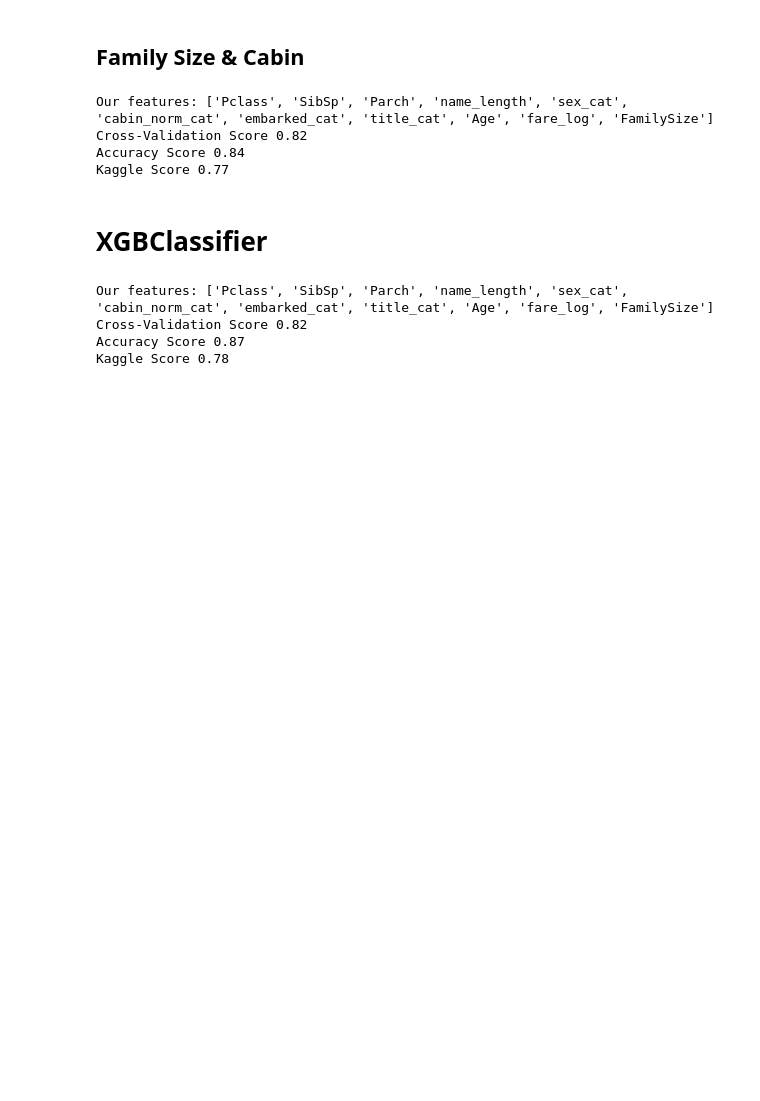
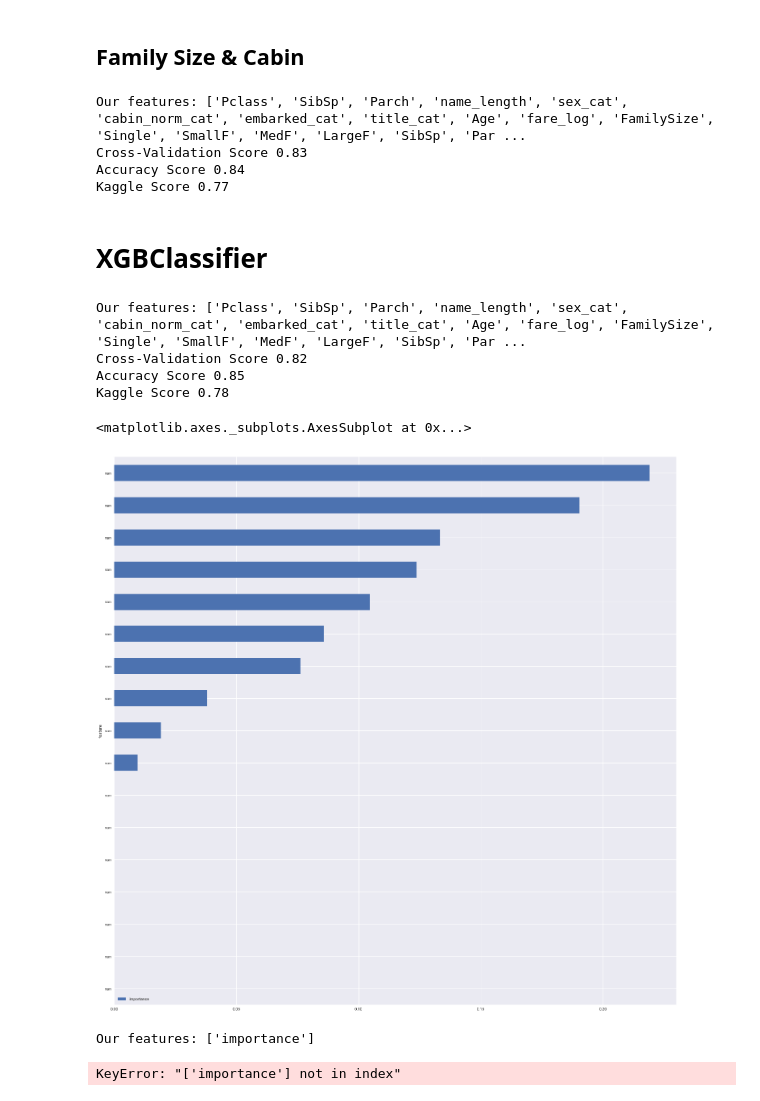
Before and after one commit to braintelligencePL/playgrounds, a Jupyter notebook: jupyter-notebooks/machine-learning/notebooks/titanic_prediction.ipynb, the cells around one changed output. Saved outputs shown, nothing was run; the diff lists cells and outputs as text; code cells hidden in the pictures; blank space fills up the shorter version.

Commit message:
feature importance added

```diff
--- a/jupyter-notebooks/machine-learning/notebooks/titanic_prediction.ipynb
+++ b/jupyter-notebooks/machine-learning/notebooks/titanic_prediction.ipynb
@@ -194,6 +197,11 @@ Kaggle Score 0.68
 black_list = ['PassengerId', 'Survived']
 PassengerId = df_test['PassengerId']
 # %%
+# For Global Access
+X=[]
+y=[]
+feats=[]
+
 def get_feats(df):
 #     feats = df.select_dtypes(include=[np.int64]).columns.values
     feats = features
@@ -210,10 +218,11 @@ def train_and_predict(model):
     y = df_train['Survived'].values
 
 #     model = RandomForestClassifier(max_depth=3, n_estimators=100, random_state=1)
-    cross_score = cross_val_score(model, X, y, scoring='accuracy', cv=3)
-
     model.fit(X, y)
     y_pred = model.predict(X)
+
+    cross_score = cross_val_score(model, X, y, scoring='accuracy', cv=3)
+#     plot_result(model, cross_validate(model, X, y, scoring='accuracy', cv=3))
 
     print('Cross-Validation Score %.2f' %cross_score.mean())
     print('Accuracy Score %.2f' %accuracy_score(y, y_pred))
@@ -344,24 +353,36 @@ def feature_engineering(df):
     df['cabin_norm_cat'] = pd.factorize( df['cabin_norm'] )[0]
 # %%
 features = ['Pclass', 'SibSp', 'Parch', 'name_length', 'sex_cat', 'cabin_norm_cat',
-            'embarked_cat', 'title_cat', 'Age', 'fare_log', 'FamilySize']
+            'embarked_cat', 'title_cat', 'Age', 'fare_log', 'FamilySize', 'Single',
+            'SmallF', 'MedF','LargeF', 'SibSp', 'Parch']
 
 train_predict_and_create_submission('titanic_82_familySize_cabin', model)
 print("Kaggle Score %.2f" % 0.77)
 # %% [output]
-Our features: ['Pclass', 'SibSp', 'Parch', 'name_length', 'sex_cat', 'cabin_norm_cat', 'embarked_cat', 'title_cat', 'Age', 'fare_log', 'FamilySize']
-Cross-Validation Score 0.82
+Our features: ['Pclass', 'SibSp', 'Parch', 'name_length', 'sex_cat', 'cabin_norm_cat', 'embarked_cat', 'title_cat', 'Age', 'fare_log', 'FamilySize', 'Single', 'SmallF', 'MedF', 'LargeF', 'SibSp', 'Par ...
+Cross-Validation Score 0.83
 Accuracy Score 0.84
 Kaggle Score 0.77
 # %% [markdown]
 # XGBClassifier
 # %%
-model = xgb.XGBClassifier(max_depth=5, n_estimators=15, random_state=2018)
+model = xgb.XGBClassifier(max_depth=3, n_estimators=15, random_state=2018)
 
 train_predict_and_create_submission('titanic_82_xgb_5', model)
 print("Kaggle Score %.2f" % 0.78468)
 # %% [output]
-Our features: ['Pclass', 'SibSp', 'Parch', 'name_length', 'sex_cat', 'cabin_norm_cat', 'embarked_cat', 'title_cat', 'Age', 'fare_log', 'FamilySize']
+Our features: ['Pclass', 'SibSp', 'Parch', 'name_length', 'sex_cat', 'cabin_norm_cat', 'embarked_cat', 'title_cat', 'Age', 'fare_log', 'FamilySize', 'Single', 'SmallF', 'MedF', 'LargeF', 'SibSp', 'Par ...
 Cross-Validation Score 0.82
-Accuracy Score 0.87
+Accuracy Score 0.85
 Kaggle Score 0.78
+# %%
+
+features = pd.DataFrame()
+features['feature'] = feats
+features['importance'] = model.feature_importances_
+features.sort_values(by=['importance'], ascending=True, inplace=True)
+features.set_index('feature', inplace=True)
+features.plot(kind='barh', figsize=(25, 25))
+# %% [output]
+<matplotlib.axes._subplots.AxesSubplot at 0x...>
+[figure, added]
@@ -368,3 +409,10 @@ Kaggle Score 0.78
+# %%
+for model in models:
+    train_predict_and_create_submission('titanic_82_xgb_5', model)
+    print('\n')
+# %% [output]
+Our features: ['importance']
+KeyError: "['importance'] not in index"
 # %% [markdown]
 <br><br><br>
 
```
Also changed, not shown: parts of 5 cells of this notebook.
